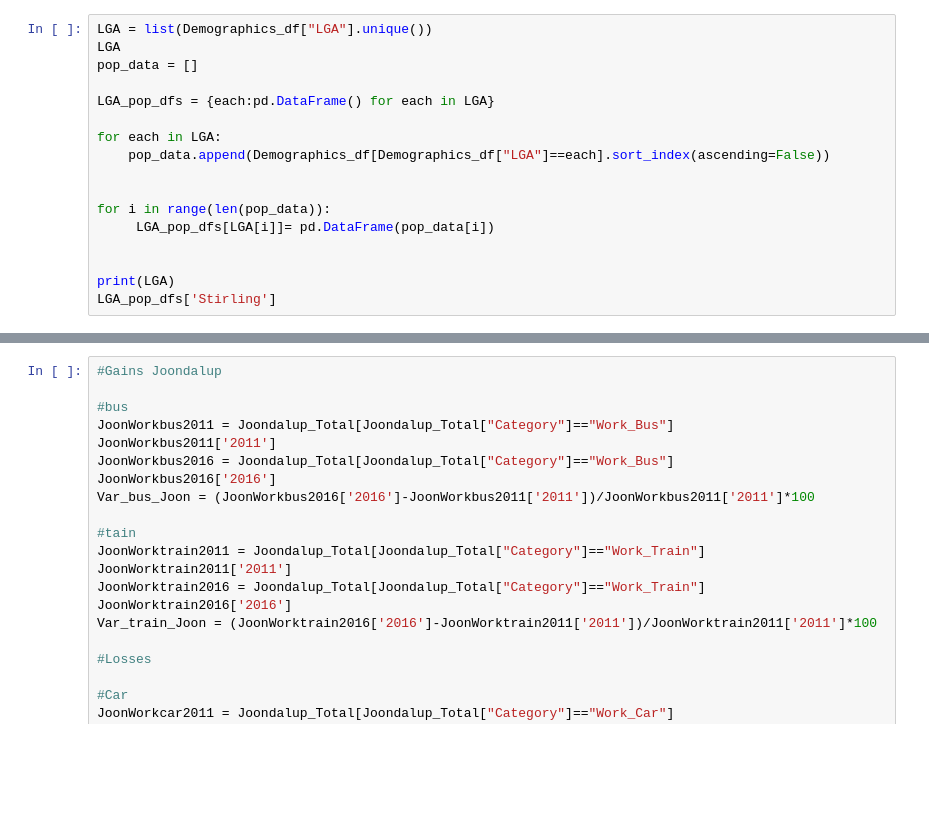
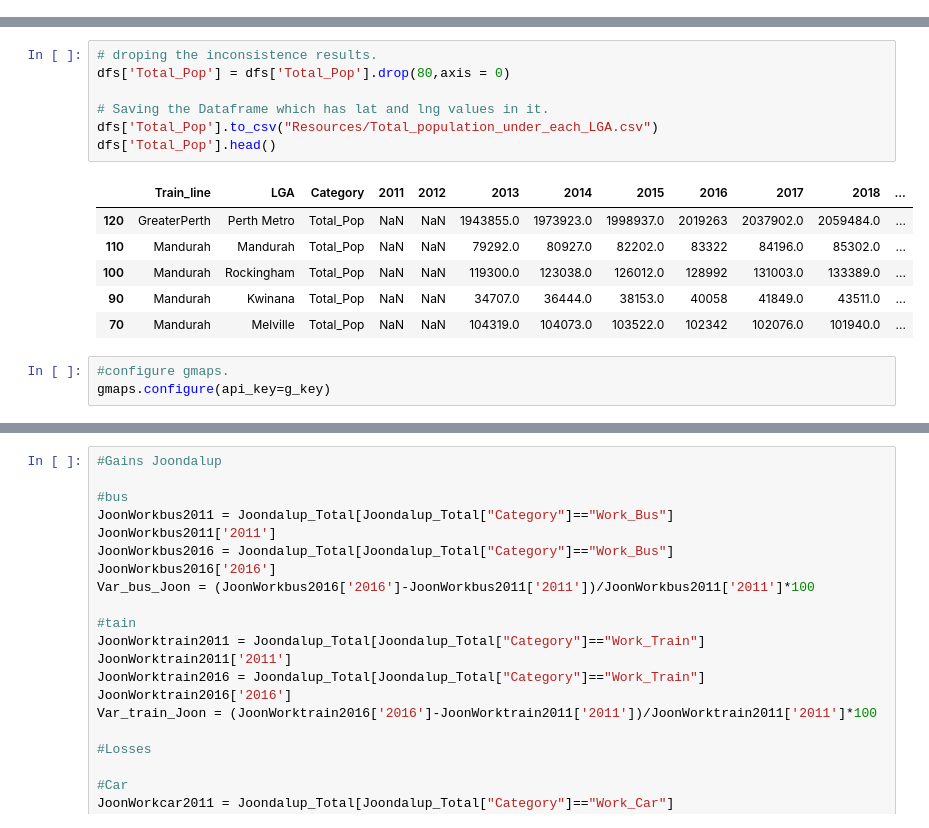
Before and after one commit to thawk18/Pytrio, a Jupyter notebook: public_transport.ipynb, the cells around one changed output, grey strips where cells are left out. Cells and saved outputs as stored; diff of their text form; blank space fills up the shorter version.

```diff
--- a/public_transport.ipynb
+++ b/public_transport.ipynb
@@ -302,17 +0,0 @@ dfs['Total_Pop']
-# %%
-LGA = list(Demographics_df["LGA"].unique())
-LGA
-pop_data = []
-
-LGA_pop_dfs = {each:pd.DataFrame() for each in LGA}
-
-for each in LGA:
-    pop_data.append(Demographics_df[Demographics_df["LGA"]==each].sort_index(ascending=False))
-
-
-for i in range(len(pop_data)):
-     LGA_pop_dfs[LGA[i]]= pd.DataFrame(pop_data[i])
-
-
-print(LGA)
-LGA_pop_dfs['Stirling']
@@ -743,0 +269,17 @@ Armadale_cars = Armadale_Total[Armadale_Total["Category"]=="Nr_Cars"].drop(['201
+# %%
+# droping the inconsistence results.
+dfs['Total_Pop'] = dfs['Total_Pop'].drop(80,axis = 0)
+
+# Saving the Dataframe which has lat and lng values in it.
+dfs['Total_Pop'].to_csv("Resources/Total_population_under_each_LGA.csv")
+dfs['Total_Pop'].head()
+# %% [output]
+|  | Train_line | LGA | Category | 2011 | 2012 | 2013 | 2014 | 2015 | 2016 | 2017 | 2018 | ... |
+| 120 | GreaterPerth | Perth Metro | Total_Pop | NaN | NaN | 1943855.0 | 1973923.0 | 1998937.0 | 2019263 | 2037902.0 | 2059484.0 | ... |
+| 110 | Mandurah | Mandurah | Total_Pop | NaN | NaN | 79292.0 | 80927.0 | 82202.0 | 83322 | 84196.0 | 85302.0 | ... |
+| 100 | Mandurah | Rockingham | Total_Pop | NaN | NaN | 119300.0 | 123038.0 | 126012.0 | 128992 | 131003.0 | 133389.0 | ... |
+| 90 | Mandurah | Kwinana | Total_Pop | NaN | NaN | 34707.0 | 36444.0 | 38153.0 | 40058 | 41849.0 | 43511.0 | ... |
+| 70 | Mandurah | Melville | Total_Pop | NaN | NaN | 104319.0 | 104073.0 | 103522.0 | 102342 | 102076.0 | 101940.0 | ... |
+# %%
+#configure gmaps.
+gmaps.configure(api_key=g_key)
```
Also changed, not shown: parts of 91 cells of this notebook, 6 other files.
